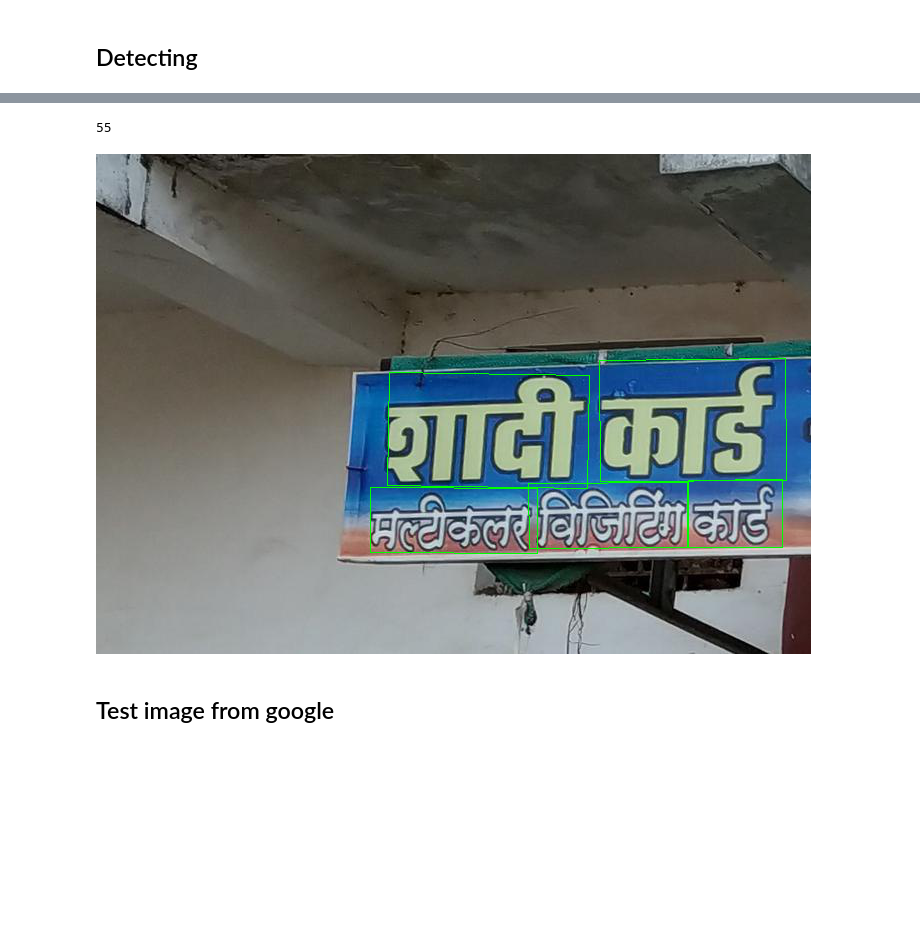
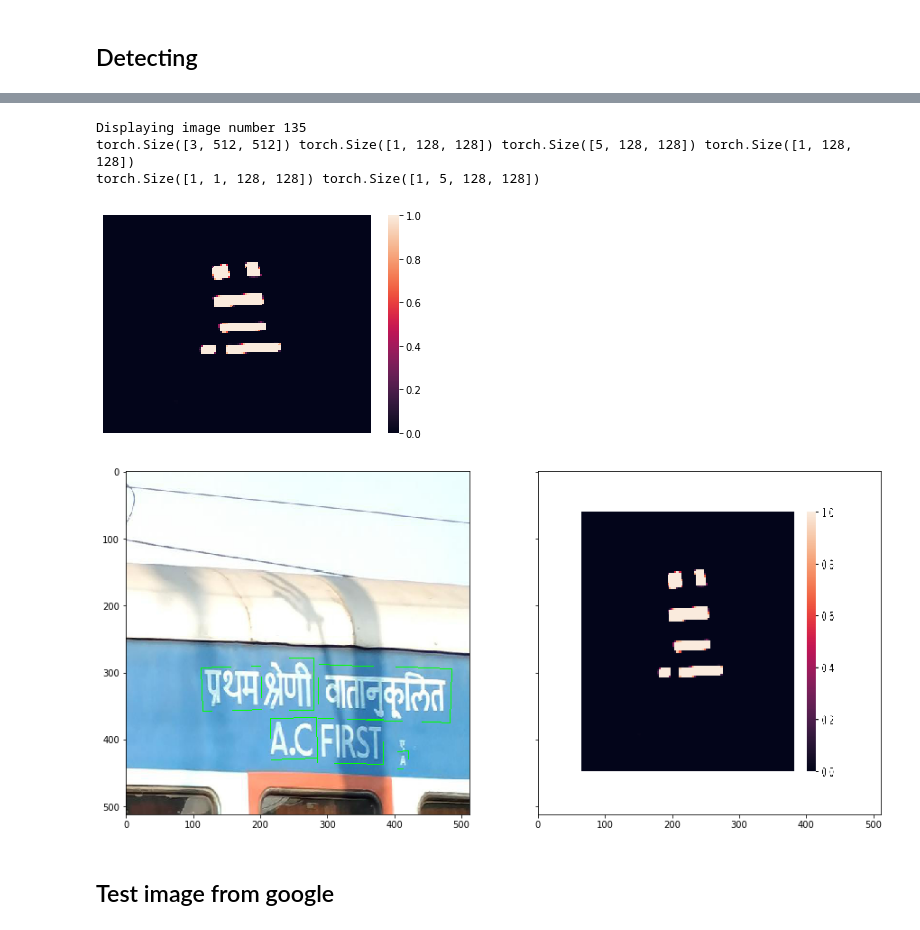
Before and after one commit to kavyajeetbora/EAST, a Jupyter notebook: EAST_detection.ipynb, the cells around one changed output, grey strips where cells are left out. Cells and saved outputs as stored; diff of their text form; code cells hidden in the pictures; blank space fills up the shorter version.

```diff
--- a/EAST_detection.ipynb
+++ b/EAST_detection.ipynb
@@ -97,22 +95,51 @@ EAST(
     (sigmoid3): Sigmoid()
   )
 )
+# %%
+## choose an random image
+def pred_score_heatmap():
+  index = np.random.choice(len(training_dataset))
+  print('Displaying image number', index)
+  imgs, gt_score, gt_geo, ignored_maps = training_dataset[index]
+  imgs, gt_score, gt_geo, ignored_maps = imgs.to(device), gt_score.to(device), gt_geo.to(device), ignored_maps.to(device)
+  print(imgs.size(), gt_score.size(), gt_geo.size(), ignored_maps.size())
+
+  pred_score, pred_geo = model(imgs.view(1,3,512,512))
+  print(pred_score.size(), pred_geo.size())
+
+  # plot heatmap for score predictions
+  pred_score = pred_score.view(128,128).detach().cpu().numpy()
+  heatmap = sns.heatmap(pred_score)
+  plt.axis('off')
+
+  figure = heatmap.get_figure()
+  figure.savefig('pred_score.png',dpi=400)
+
+  return Image.open('pred_score.png'), index
+# %%
+score_img, index = pred_score_heatmap()
+# %% [output]
+Displaying image number 135
+torch.Size([3, 512, 512]) torch.Size([1, 128, 128]) torch.Size([5, 128, 128]) torch.Size([1, 128, 128])
+torch.Size([1, 1, 128, 128]) torch.Size([1, 5, 128, 128])
+[figure, added]
 # %%
 from detect import *
 from model import EAST
 
-## choose an random image
+figure, (ax1,ax2) = plt.subplots(nrows=1,ncols=2,sharex=True, sharey = True)
+figure.set_size_inches(15,10)
+# displaying the detected boxes
 img_files = os.listdir(image_address)
-index = np.random.choice(len(img_files))
 image_path = os.path.join(image_address,img_files[index])
-
-print(index)
 img = Image.open(image_path)
 boxes = detect(img, model, device)
-plot_boxes(img, boxes)
+detected_img = plot_boxes(img, boxes)
+ax1.imshow(detected_img.resize((512,512)))
+ax2.imshow(score_img.resize((512,512)))
+plt.show()
 # %% [output]
-55
-[figure, old version]
+[figure, new version]
 # %% [markdown]
 ## Test image from google
 # %%
```
Also changed, not shown: parts of 3 cells of this notebook.
